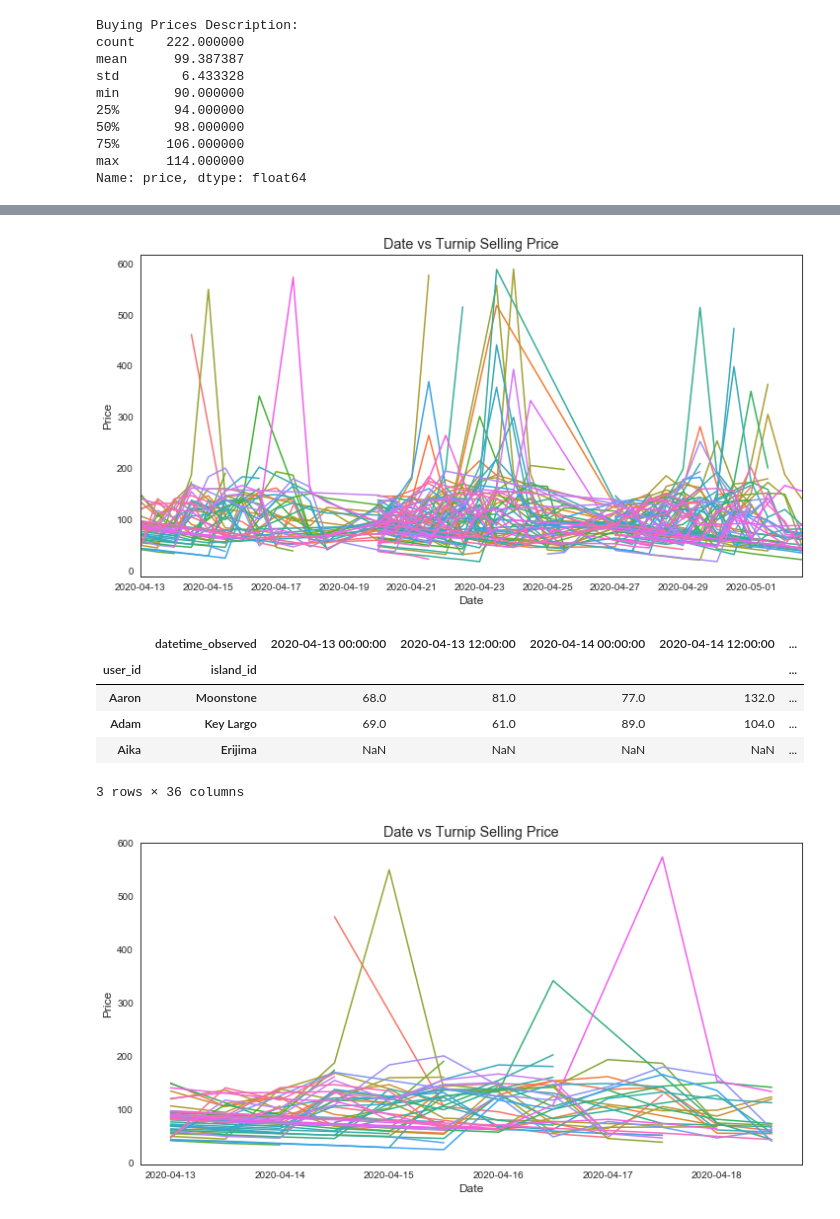
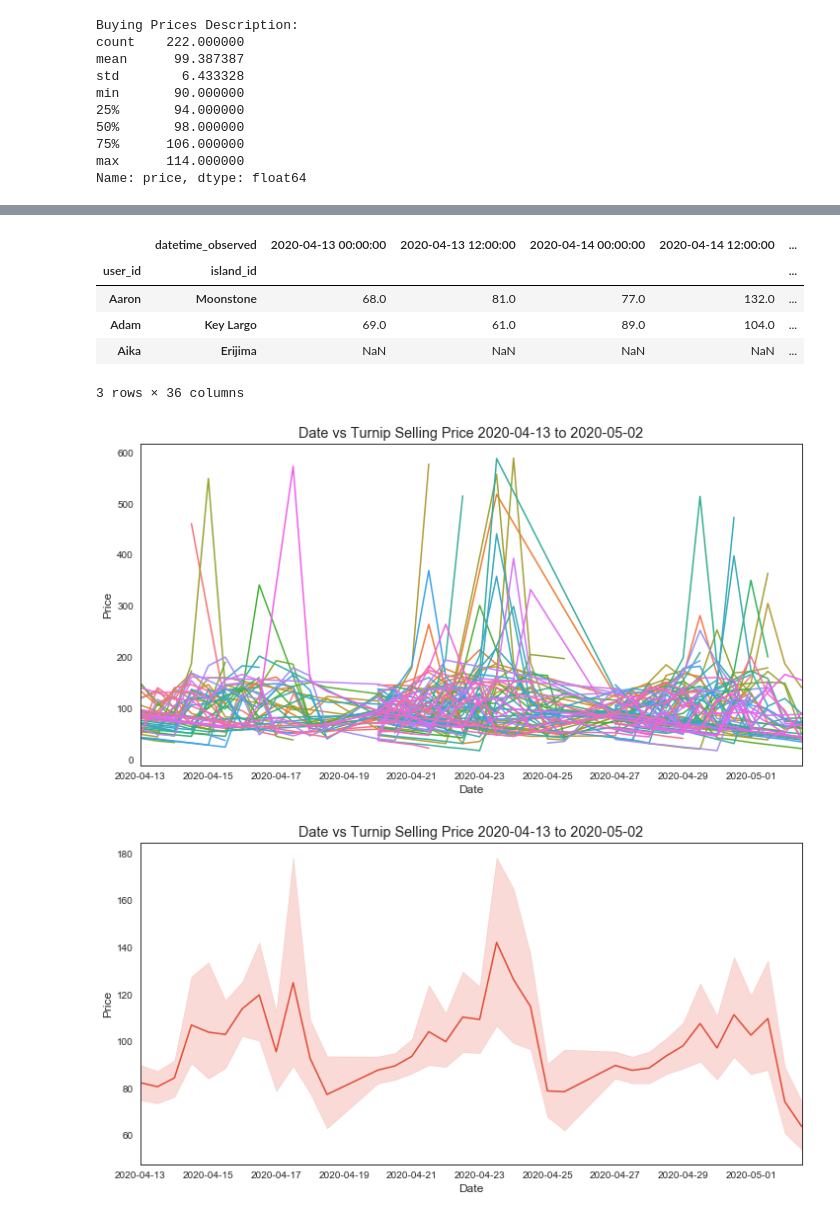
Before and after one commit to ys-lin14/acnh-clustering, a Jupyter notebook: data_exploration.ipynb, the cells around one changed output, grey strips where cells are left out. Cells and saved outputs as stored; diff of their text form; code cells hidden in the pictures.

```diff
--- a/data_exploration.ipynb
+++ b/data_exploration.ipynb
@@ -123,64 +202,16 @@ min        17.000000
 98%       201.040000
 max       589.000000
 Name: price, dtype: float64
-# %%
-user_island_id = zip(sell_data['user_id'], sell_data['island_id'])
-sell_data['user_island_id'] = list(user_island_id)
-earliest_sell_date = sell_data['datetime_observed'].min()
-latest_sell_date = sell_data['datetime_observed'].max()
-
-plt.figure(figsize=(12, 6))
-sell_price_plot = sns.lineplot(
-    x='datetime_observed',
-    y='price',
-    data=sell_data,
-    hue='user_island_id',
-    legend=False
-)
-sell_price_plot.set(
-    title='Date vs Turnip Selling Price',
-    xlabel='Date',
-    ylabel='Price'
-)
-plt.xlim(earliest_sell_date, latest_sell_date)
-plt.show()
-
-# tabular representation of time series
-sell_data_pivot = pd.pivot_table(
-    sell_data,
-    values='price',
-    index=['user_id', 'island_id'],
-    columns=['datetime_observed']
-)
-display(sell_data_pivot.head(3))
-# %% [output]
-[figure, removed]
-|  | datetime_observed | 2020-04-13 00:00:00 | 2020-04-13 12:00:00 | 2020-04-14 00:00:00 | 2020-04-14 12:00:00 | ... |
-| user_id | island_id |  |  |  |  | ... |
-| Aaron | Moonstone | 68.0 | 81.0 | 77.0 | 132.0 | ... |
-| Adam | Key Largo | 69.0 | 61.0 | 89.0 | 104.0 | ... |
-| Aika | Erijima | NaN | NaN | NaN | NaN | ... |
-3 rows × 36 columns
-# %%
-## week1_sell_data = get_week_n_sell_data(week=1, connection=connection)
-week1_user_island_id = (
-    zip(week1_sell_data['user_id'], week1_sell_data['island_id'])
-)
-week1_sell_data['user_island_id'] = list(week1_user_island_id)
-
-plt.figure(figsize=(12, 6))
-week1_sell_price_plot = sns.lineplot(
-    x='datetime_observed',
-    y='price',
-    data=week1_sell_data,
-    hue='user_island_id',
-    legend=False
-)
-week1_sell_price_plot.set(
-    title='Date vs Turnip Selling Price',
-    xlabel='Date',
-    ylabel='Price'
-)
-plt.show()
-# %% [output]
-[figure, removed]
+# %%
+display(sell_data_pivot.head(3))
+plot_sell_data(data=sell_data, plot_individuals=True)
+plot_sell_data(data=sell_data, plot_individuals=False)
+# %% [output]
+|  | datetime_observed | 2020-04-13 00:00:00 | 2020-04-13 12:00:00 | 2020-04-14 00:00:00 | 2020-04-14 12:00:00 | ... |
+| user_id | island_id |  |  |  |  | ... |
+| Aaron | Moonstone | 68.0 | 81.0 | 77.0 | 132.0 | ... |
+| Adam | Key Largo | 69.0 | 61.0 | 89.0 | 104.0 | ... |
+| Aika | Erijima | NaN | NaN | NaN | NaN | ... |
+3 rows × 36 columns
+[figure, added]
+[figure, added]
```
Also changed, not shown: parts of 5 cells of this notebook.
